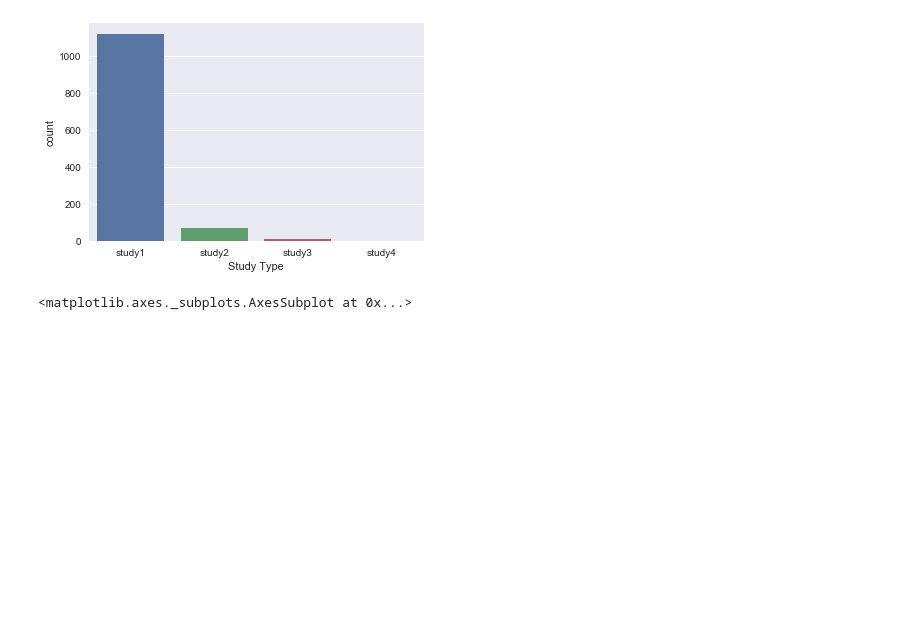
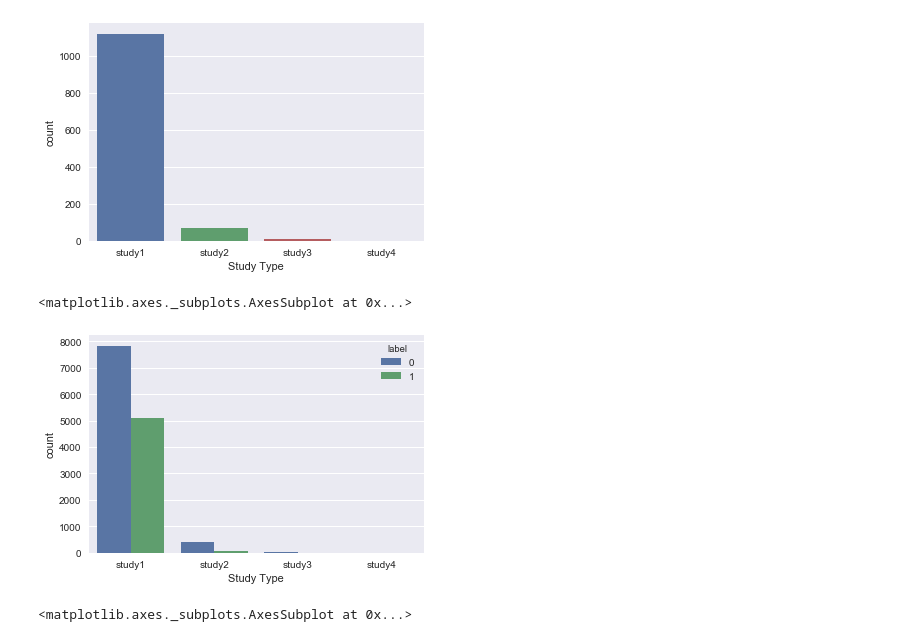
Before and after one commit to amikha33/MURA, a Jupyter notebook: MURA_.ipynb, the cells around one changed output. Cells and saved outputs as stored; diff of their text form; code cells hidden in the pictures; blank space fills up the shorter version.

```diff
--- a/MURA_.ipynb
+++ b/MURA_.ipynb
@@ -47,6 +51,11 @@ sns.countplot(data=test_labels,x='Study Type')
 # %% [output]
 <matplotlib.axes._subplots.AxesSubplot at 0x...>
 [figure]
+# %%
+sns.countplot(data=train_labels,x='Study Type',hue='label')
+# %% [output]
+<matplotlib.axes._subplots.AxesSubplot at 0x...>
+[figure, added]
 # %%
 sns.countplot(data=test_labels,x='Study Type',hue='label')
 # %% [output]
```
Also changed, not shown: parts of 24 cells of this notebook.
